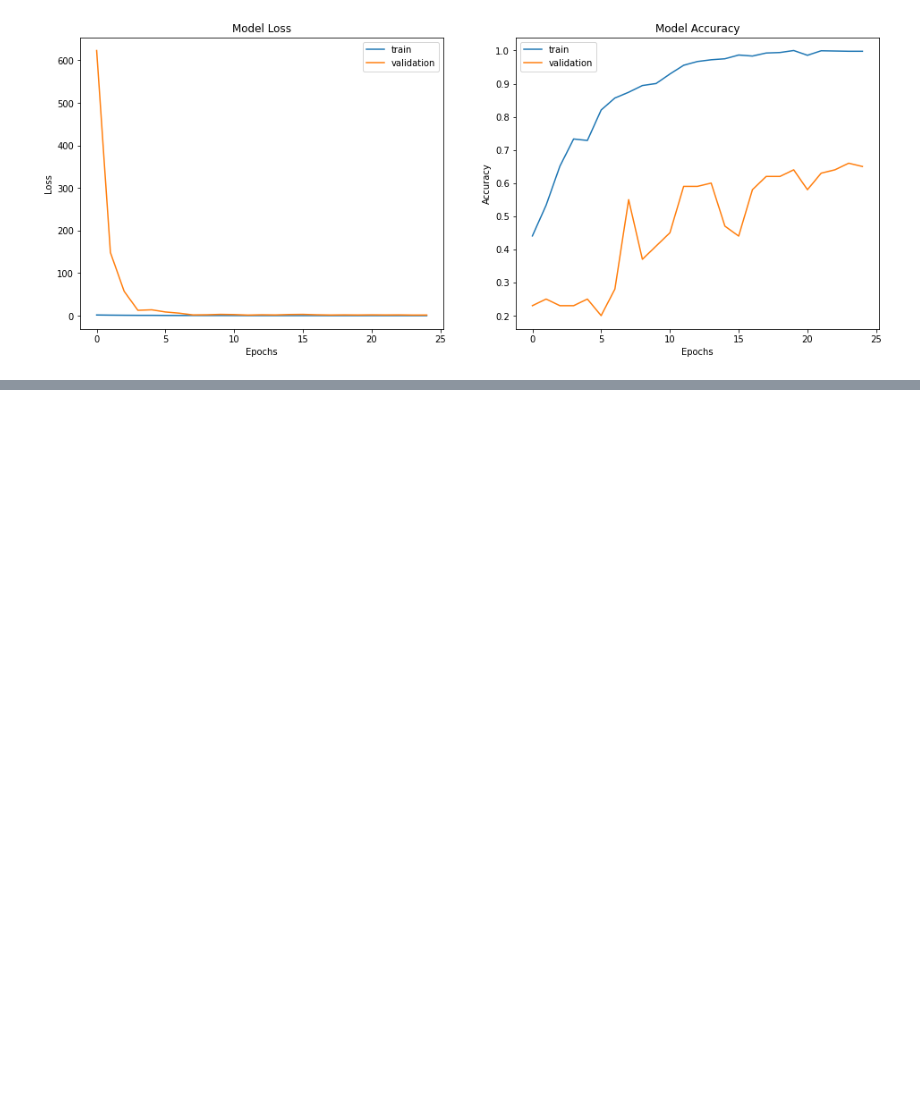
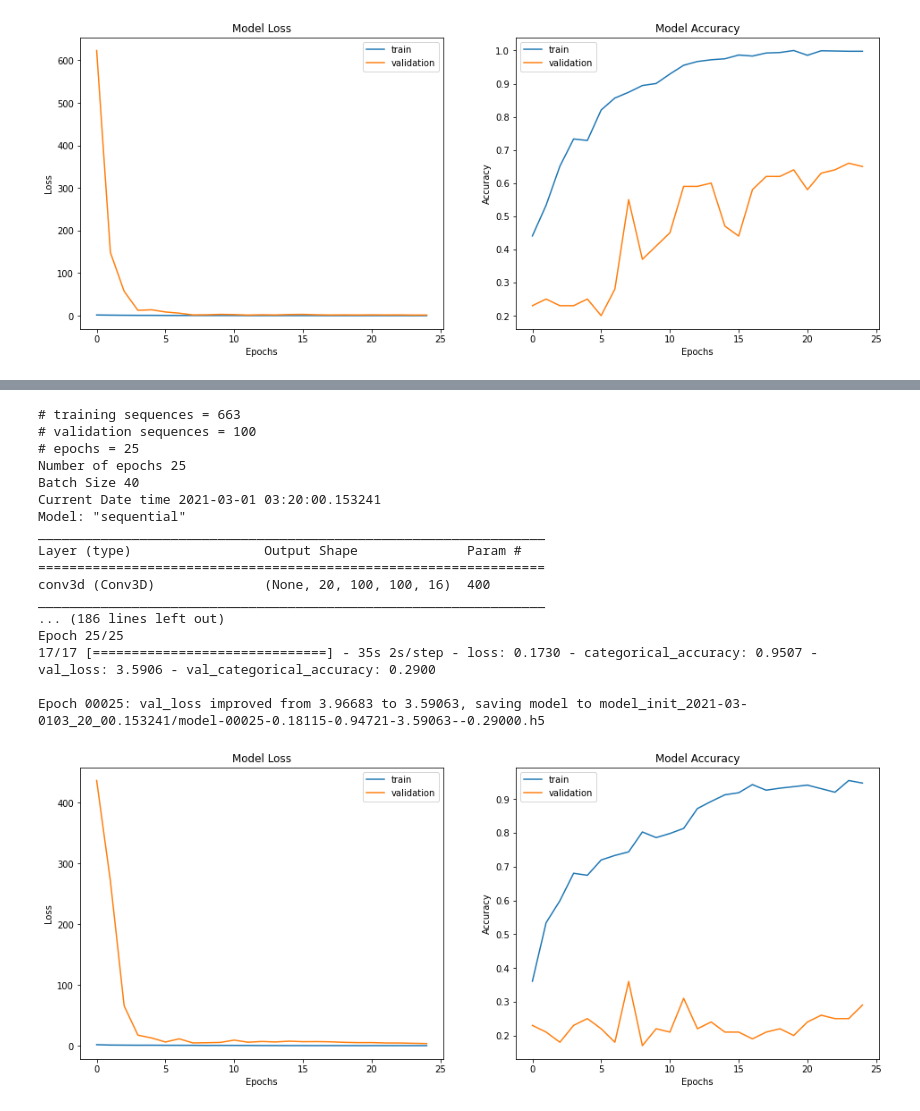
Before and after one commit to ranitha84/gesture_recognition, a Jupyter notebook: Gesture_Recognition.ipynb, the cells around one changed output, grey strips where cells are left out. Drawn from its saved outputs; the diff is of its cells as text; code cells hidden in the pictures; blank space fills up the shorter version.

```diff
--- a/Gesture_Recognition.ipynb
+++ b/Gesture_Recognition.ipynb
@@ -424,0 +669,32 @@ Epoch 00025: val_loss did not improve from 1.28915
+# %%
+train_gen = AugmentedDataGenerator(width=image_width, height=image_height,number_samples=frames_sample)
+val_gen = AugmentedDataGenerator(number_samples=frames_sample,width=image_width, height=image_height)
+
+
+train_generator = train_gen.generator(train_path, train_doc, batch_size)
+val_generator = val_gen.generator(val_path, val_doc, batch_size)
+
+model_generator = ModelGenerator(input_shape=(frames_sample,image_height,image_width,3))
+
+model = model_generator.model_cv3D3()
+
+train_model(model=model,batch_size=batch_size,num_epochs=num_epochs,train_generator=train_generator,val_generator=val_generator)
+# %% [output]
+# training sequences = 663
+# validation sequences = 100
+# epochs = 25
+Number of epochs 25
+Batch Size 40
+Current Date time 2021-03-01 03:20:00.153241
+Model: "sequential"
+_________________________________________________________________
+Layer (type)                 Output Shape              Param #
+=================================================================
+conv3d (Conv3D)              (None, 20, 100, 100, 16)  400
+_________________________________________________________________
+... (186 lines left out)
+Epoch 25/25
+17/17 [==============================] - 35s 2s/step - loss: 0.1730 - categorical_accuracy: 0.9507 - val_loss: 3.5906 - val_categorical_accuracy: 0.2900
+
+Epoch 00025: val_loss improved from 3.96683 to 3.59063, saving model to model_init_2021-03-0103_20_00.153241/model-00025-0.18115-0.94721-3.59063--0.29000.h5
+[figure, added]
```
Also changed, not shown: parts of 23 cells of this notebook.
